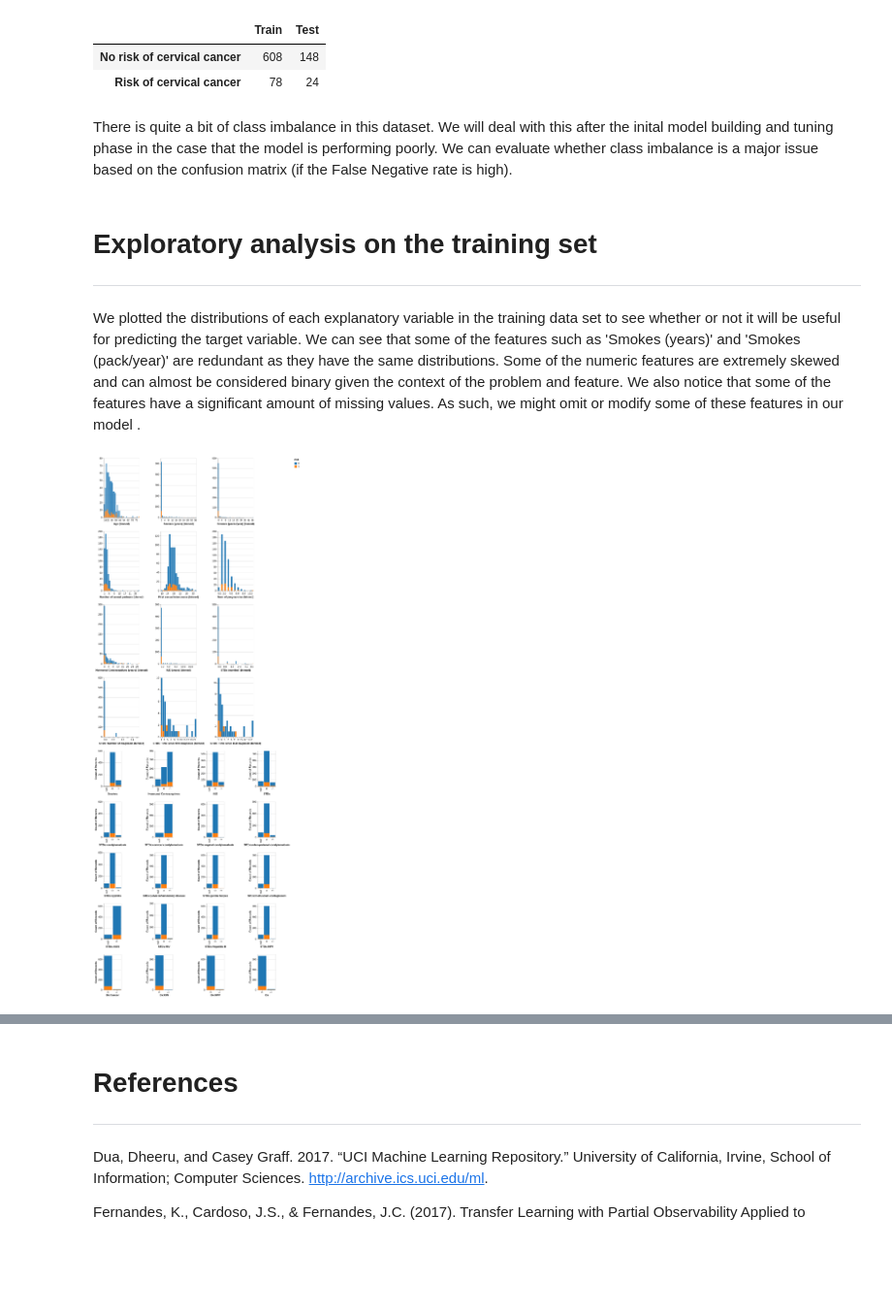
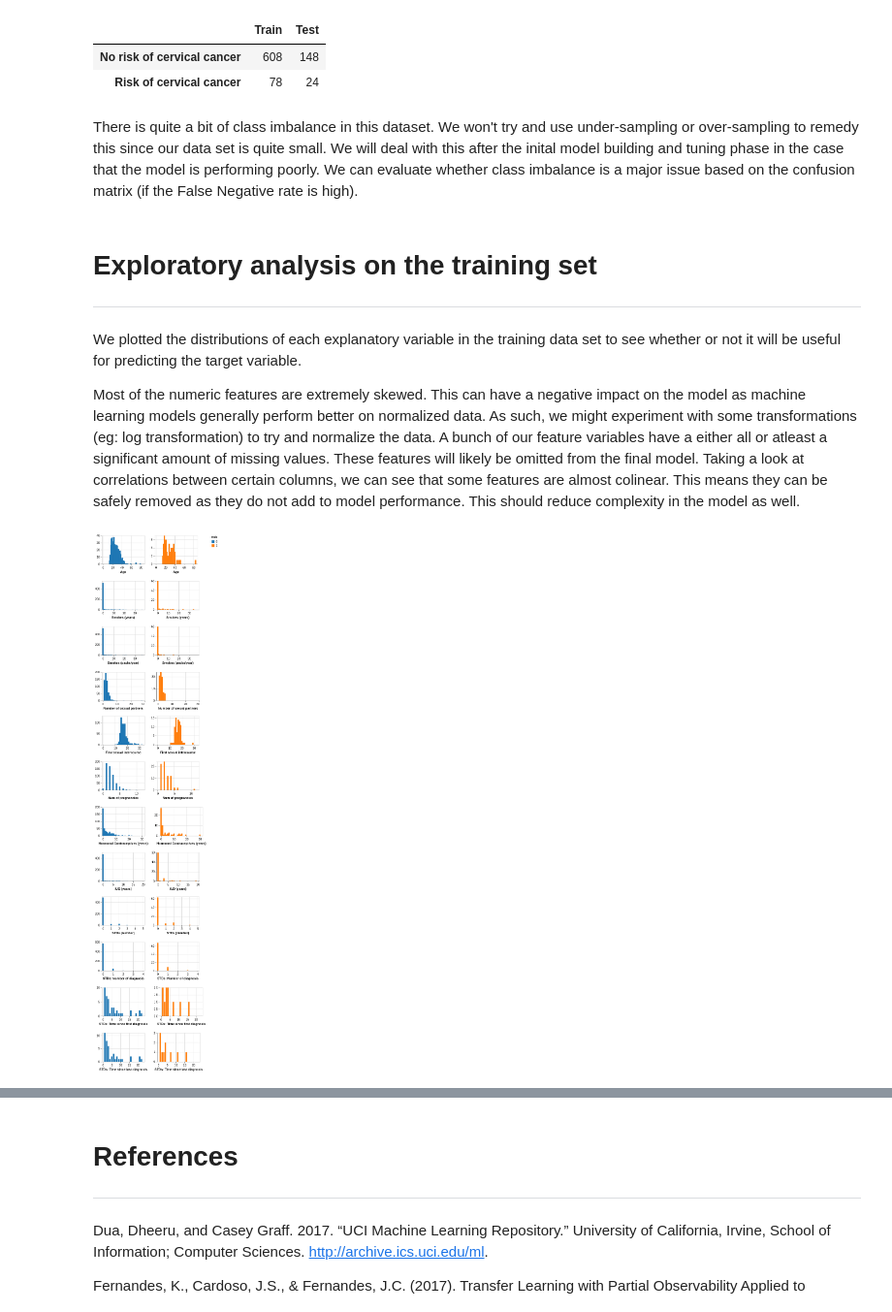
Before and after one commit to UBC-MDS/cervical-cancer-risk, a Jupyter notebook: src/cervical_cancer_data_eda.ipynb, the cells around one changed output, grey strips where cells are left out. Shown: that part at 97% size. Cells and saved outputs as stored; diff of their text form; code cells hidden in the pictures; blank space fills up the shorter version.

Commit message:
Added correlation plots and fixed typos

```diff
--- a/src/cervical_cancer_data_eda.ipynb
+++ b/src/cervical_cancer_data_eda.ipynb
@@ -20,7 +20,7 @@ The data set was used in Kelwin Fernandes, Jaime S. Cardoso, and Jessica Fernand
 The data set has 4 different target variables each having a value of 0(tested negative for that specific medical test) or 1(tested positive for that specific medical test). For the purpose of this project, these binary class variables will be combined into a single binary target variable which will be 1(True) if any medical test is positive and 0(False) if no test was positive.
 # %%
 # load dataset into pandas dataframe
-cervical_raw = pd.read_csv('data/risk_factors_cervical_cancer.csv')
+cervical_raw = pd.read_csv('../data/risk_factors_cervical_cancer.csv')
 
 # create target variable 'risk'
 risk = []
@@ -85,9 +85,12 @@ Table 2. Counts of observations for each class and partition
 | No risk of cervical cancer | 608 | 148 |
 | Risk of cervical cancer | 78 | 24 |
 # %% [markdown]
-There is quite a bit of class imbalance in this dataset. We will deal with this after the inital model building and tuning phase in the case that the model is performing poorly. We can evaluate whether class imbalance is a major issue based on the confusion matrix (if the False Negative rate is high).
+There is quite a bit of class imbalance in this dataset. We won't try and use under-sampling or over-sampling to remedy this since our data set is quite small. We will deal with this after the inital model building and tuning phase in the case that the model is performing poorly. We can evaluate whether class imbalance is a major issue based on the confusion matrix (if the False Negative rate is high).
 # %% [markdown]
 # Exploratory analysis on the training set
 ---
 # %% [markdown]
-We plotted the distributions of each explanatory variable in the training data set to see whether or not it will be useful for predicting the target variable. We can see that some of the features such as 'Smokes (years)' and 'Smokes (pack/year)' are redundant as they have the same distributions. Some of the numeric features are extremely skewed and can almost be considered binary given the context of the problem and feature. We also notice that some of the features have a significant amount of missing values. As such, we might omit or modify some of these features in our model .
+We plotted the distributions of each explanatory variable in the training data set to see whether or not it will be useful for predicting the target variable.
+
+Most of the numeric features are extremely skewed. This can have a negative impact on the model as machine learning models generally perform better on normalized data. As such, we might experiment with some transformations (eg: log transformation) to try and normalize the data.
+A bunch of our feature variables have a either all or atleast a significant amount of missing values. These features will likely be omitted from the final model. Taking a look at correlations between certain columns, we can see that some features are almost colinear. This means they can be safely removed as they do not add to model performance. This should reduce complexity in the model as well.
@@ -94,44 +135,30 @@ We plotted the distributions of each explanatory variable in the training data s
 # %%
 # create list of binary features
 binary_features = ['Smokes', 'Hormonal Contraceptives', 'IUD', 'STDs', 'STDs:condylomatosis',
                    'STDs:cervical condylomatosis', 'STDs:vaginal condylomatosis',
                    'STDs:vulvo-perineal condylomatosis', 'STDs:syphilis', 'STDs:pelvic inflammatory disease',
                    'STDs:genital herpes', 'STDs:molluscum contagiosum', 'STDs:AIDS', 'STDs:HIV',
                    'STDs:Hepatitis B', 'STDs:HPV', 'Dx:Cancer', 'Dx:CIN', 'Dx:HPV', 'Dx']
 
 # create list of numeric features
 numeric_features = ['Age', 'Smokes (years)', 'Smokes (packs/year)', 'Number of sexual partners', 'First sexual intercourse',
                     'Num of pregnancies', 'Hormonal Contraceptives (years)', 'IUD (years)',
                     'STDs (number)', 'STDs: Number of diagnosis', 'STDs: Time since first diagnosis',
                     'STDs: Time since last diagnosis']
 
 # create charts for binary features
 binary_charts = alt.Chart(train_df).mark_bar().encode(
     alt.X(alt.repeat(), type='ordinal'),
     alt.Y('count()'),
-    alt.Color('risk', type='ordinal')
+    alt.Color('risk', type='ordinal', scale=alt.Scale(scheme='category10'))
 ).properties(
     height=150,
     width=75
 ).repeat(
     binary_features,
     columns=4
 )
 
-# create charts for numeric features
-numeric_charts = alt.Chart(train_df).mark_bar().encode(
-    alt.X(alt.repeat(), type='quantitative', bin=alt.Bin(maxbins=40)),
-    alt.Y('count()', stack=False, title=''),
-    alt.Color('risk', type='ordinal', scale=alt.Scale(scheme='category10'))
-).properties(
-    height=250,
-    width=150
-).repeat(
-    numeric_features,
-    columns=3
-)
-
-# display combined charts
-numeric_charts & binary_charts
+hist(feat_list=numeric_features, repeat=True)
 # %% [output]
-[figure, old version]
+[figure, new version]
```
Also changed, not shown: parts of 6 cells of this notebook, 1 other file.
